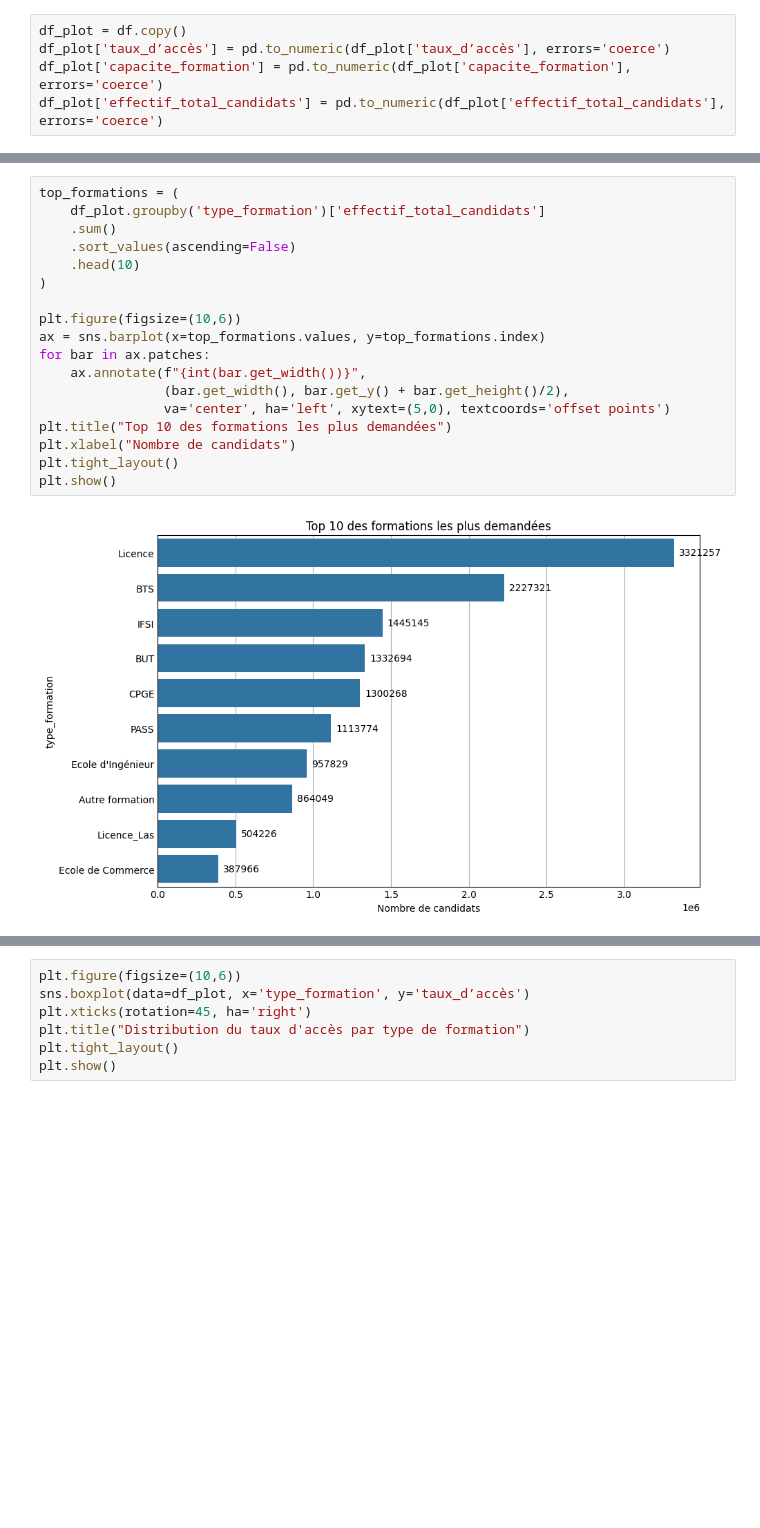
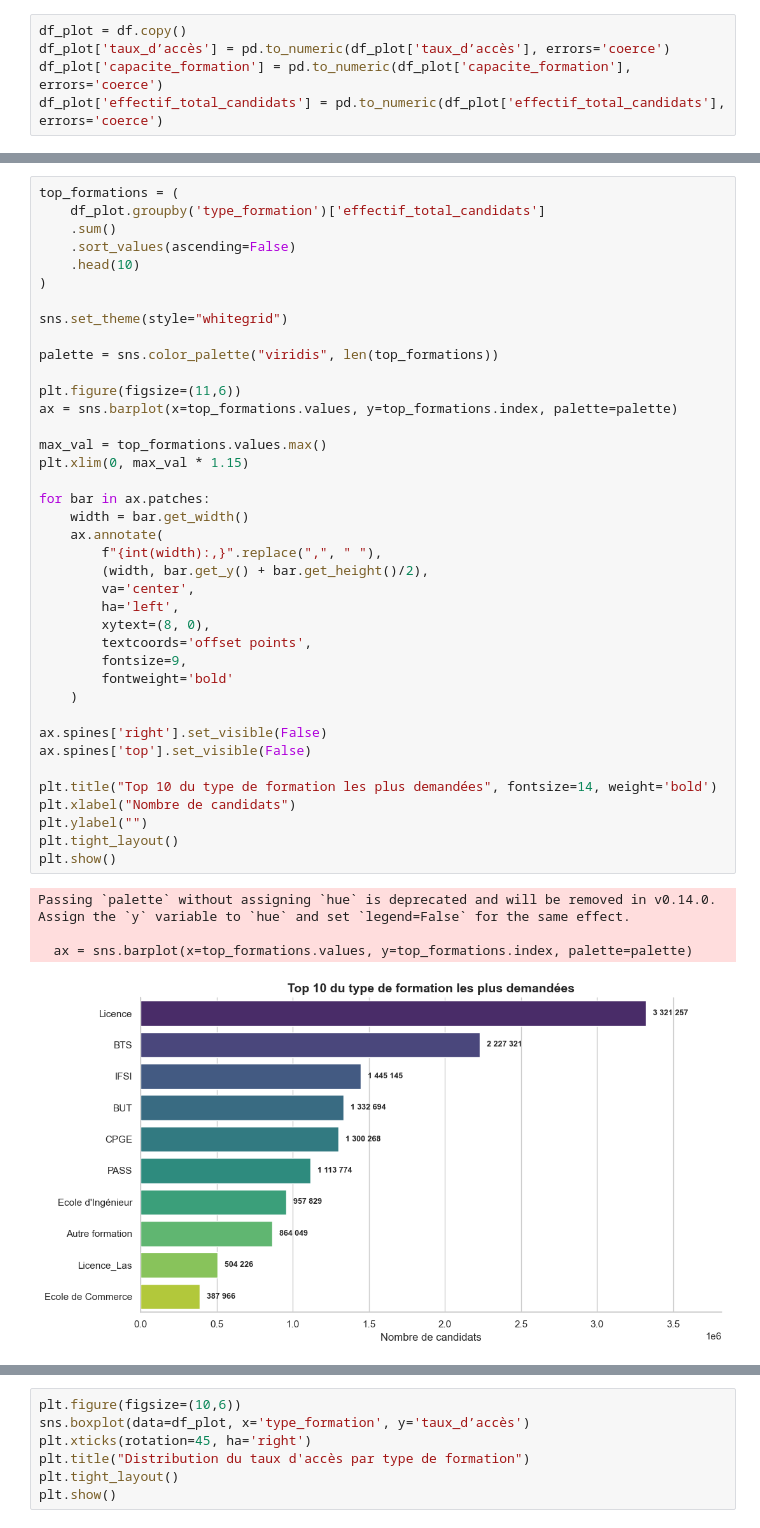
Before and after one commit to EliseELC/Portfolio-Data-Analyse, a Jupyter notebook: analyse_parcoursup_2025.ipynb, the cells around one changed output, grey strips where cells are left out. Saved outputs shown, nothing was run; the diff lists cells and outputs as text; blank space fills up the shorter version.

```diff
--- a/analyse_parcoursup_2025.ipynb
+++ b/analyse_parcoursup_2025.ipynb
@@ -168,20 +184,44 @@ df_plot['effectif_total_candidats'] = pd.to_numeric(df_plot['effectif_total_cand
 # %%
 top_formations = (
     df_plot.groupby('type_formation')['effectif_total_candidats']
     .sum()
     .sort_values(ascending=False)
     .head(10)
 )
 
-plt.figure(figsize=(10,6))
-ax = sns.barplot(x=top_formations.values, y=top_formations.index)
+sns.set_theme(style="whitegrid")
+
+palette = sns.color_palette("viridis", len(top_formations))
+
+plt.figure(figsize=(11,6))
+ax = sns.barplot(x=top_formations.values, y=top_formations.index, palette=palette)
+
+max_val = top_formations.values.max()
+plt.xlim(0, max_val * 1.15)
+
 for bar in ax.patches:
-    ax.annotate(f"{int(bar.get_width())}",
-                (bar.get_width(), bar.get_y() + bar.get_height()/2),
-                va='center', ha='left', xytext=(5,0), textcoords='offset points')
-plt.title("Top 10 des formations les plus demandées")
+    width = bar.get_width()
+    ax.annotate(
+        f"{int(width):,}".replace(",", " "),
+        (width, bar.get_y() + bar.get_height()/2),
+        va='center',
+        ha='left',
+        xytext=(8, 0),
+        textcoords='offset points',
+        fontsize=9,
+        fontweight='bold'
+    )
+
+ax.spines['right'].set_visible(False)
+ax.spines['top'].set_visible(False)
+
+plt.title("Top 10 du type de formation les plus demandées", fontsize=14, weight='bold')
 plt.xlabel("Nombre de candidats")
+plt.ylabel("")
 plt.tight_layout()
 plt.show()
 # %% [output]
+Passing `palette` without assigning `hue` is deprecated and will be removed in v0.14.0. Assign the `y` variable to `hue` and set `legend=False` for the same effect.
+
+  ax = sns.barplot(x=top_formations.values, y=top_formations.index, palette=palette)
-[figure, old version]
+[figure, new version]
```
Also changed, not shown: parts of 15 cells of this notebook.
